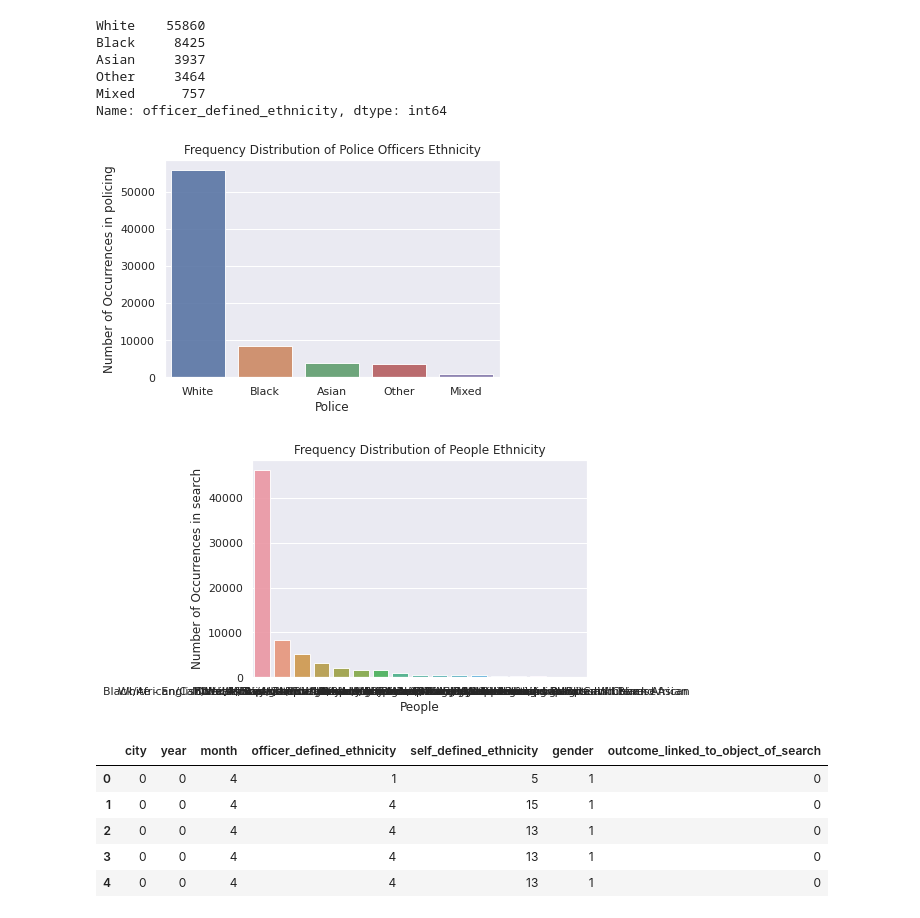
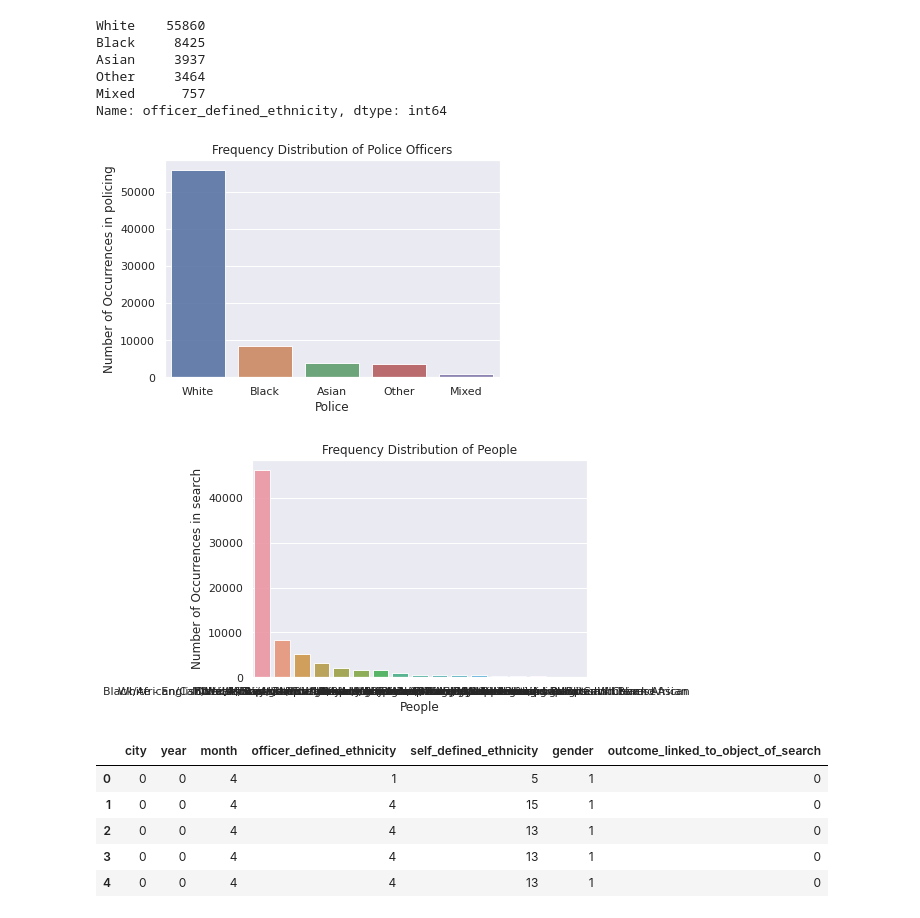
Before and after one commit to ah20776/CE888---Assignment, a Jupyter notebook: Ethnicity in UK Policing/newbias.ipynb, the cells around one changed output. Drawn from its saved outputs; the diff is of its cells as text; code cells hidden in the pictures.

```diff
--- a/Ethnicity in UK Policing/newbias.ipynb
+++ b/Ethnicity in UK Policing/newbias.ipynb
@@ -378,16 +378,16 @@ Name: officer_defined_ethnicity, dtype: int64
 # %%
 %matplotlib inline
 import seaborn as sns
 import matplotlib.pyplot as plt
 police_count = data['officer_defined_ethnicity'].value_counts()
 sns.set(style="darkgrid")
 sns.barplot(police_count.index, police_count.values, alpha=0.9)
-plt.title('Frequency Distribution of Police Officers Ethnicity')
+plt.title('Frequency Distribution of Police Officers')
 plt.ylabel('Number of Occurrences in policing', fontsize=12)
 plt.xlabel('Police', fontsize=12)
 plt.show()
 # %% [output]
-[figure, old version]
+[figure, new version]
 # %%
 %matplotlib inline
 import seaborn as sns
@@ -395,12 +395,12 @@ import matplotlib.pyplot as plt
 people_count = data['self_defined_ethnicity'].value_counts()
 sns.set(style="darkgrid")
 sns.barplot(people_count.index, people_count.values, alpha=0.9)
-plt.title('Frequency Distribution of People Ethnicity')
+plt.title('Frequency Distribution of People')
 plt.ylabel('Number of Occurrences in search', fontsize=12)
 plt.xlabel('People', fontsize=12)
 plt.show()
 # %% [output]
-[figure, old version]
+[figure, new version]
 # %%
 from sklearn.preprocessing import LabelEncoder
 labelencoder = LabelEncoder()
```
